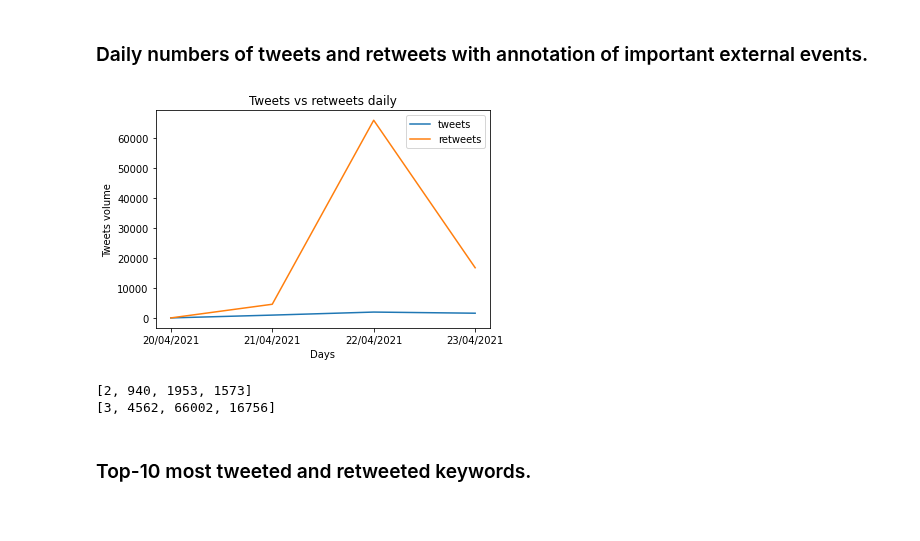
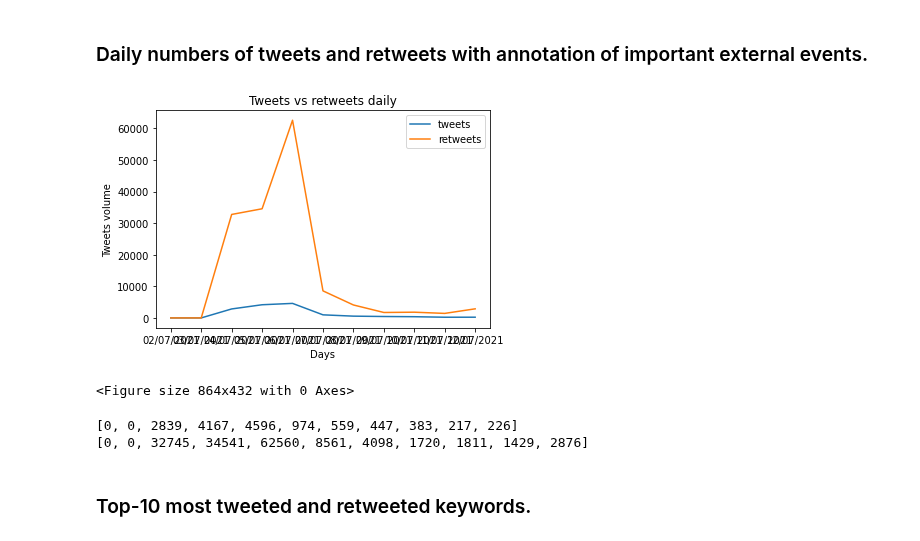
Before and after one commit to kra0s22/TFG-Tweets_and_Users_recollector_using_V2_API, a Jupyter notebook: Experiments.ipynb, the cells around one changed output. Saved outputs shown, nothing was run; the diff lists cells and outputs as text; code cells hidden in the pictures.

Commit message:
peticiones hechas, figura de tweets diarios

```diff
--- a/Experiments.ipynb
+++ b/Experiments.ipynb
@@ -120,41 +120,47 @@ def DailyTweetsAndRetweets(start, end):
     current_date = start
     today = ''
     list_days = []
     list_day_tweet_count = []
     list_day_retweet_count = []
     while current_date != end:
-        # { "referenced_tweets.type" : "retweeted", { "username" : { "$regex" : current_date } } }
-        today = DayMonthYearToPetition(current_date) + ".*"
-        tweets_not_retweets = len(list(mytweets.find( {"$and": [ { "referenced_tweets.type" : {"$ne": "retweeted"} }, { "created_at" : { "$regex" : today }} ] } )))
-        tweets_retweets = len(list(mytweets.find( {"$and": [ {"referenced_tweets.type" : "retweeted"}, {"created_at" : { "$regex" : today }} ] } )))
+        day = DayMonthYearToPetition(current_date) + 'T00:00:0.000Z'
+        gte = datetime.datetime.strptime(day, '%Y-%m-%dT%H:%M:%S.%fZ')
+
+        day = DayMonthYearToPetition(current_date) + 'T11:59:59.000Z'
+        lt = datetime.datetime.strptime(day, '%Y-%m-%dT%H:%M:%S.%fZ')
+
+        tweets_not_retweets = len(list(mytweets.find( {"$and": [ { "referenced_tweets.type" : {"$ne": "retweeted"} }, { "created_at" : { '$gte' : gte , '$lt' : lt }} ] } )))
+        tweets_retweets = len(list(mytweets.find( {"$and": [ {"referenced_tweets.type" : "retweeted"}, {"created_at" : { '$gte' : gte , '$lt' : lt }} ] } )))
 
         list_days.append(current_date)
         list_day_tweet_count.append(tweets_not_retweets)
         list_day_retweet_count.append(tweets_retweets)
         current_date = NextDate(current_date)
     #print plot here
     plt.plot(list_days, list_day_tweet_count, label = "tweets")
     # plotting the line 2 points
     plt.plot(list_days, list_day_retweet_count, label = "retweets")
 
     # naming the x axis
     plt.xlabel('Days')
     # naming the y axis
     plt.ylabel('Tweets volume')
     # giving a title to my graph
     plt.title('Tweets vs retweets daily')
     # show a legend on the plot
     plt.legend()
+    plt.figure(figsize = (9, 3))
     # function to show the plot
     plt.show()
     print(list_day_tweet_count)
     print(list_day_retweet_count)
 
-DailyTweetsAndRetweets("20/04/2021", "24/04/2021")
+DailyTweetsAndRetweets("02/07/2021", "13/07/2021")
 # %% [output]
-[figure, old version]
+[figure, new version]
-[2, 940, 1953, 1573]
-[3, 4562, 66002, 16756]
+<Figure size 864x432 with 0 Axes>
+[0, 0, 2839, 4167, 4596, 974, 559, 447, 383, 217, 226]
+[0, 0, 32745, 34541, 62560, 8561, 4098, 1720, 1811, 1429, 2876]
 # %% [markdown]
 ### Top-10 most tweeted and retweeted keywords.
 # %%
```
Also changed, not shown: parts of 1 cell of this notebook.
